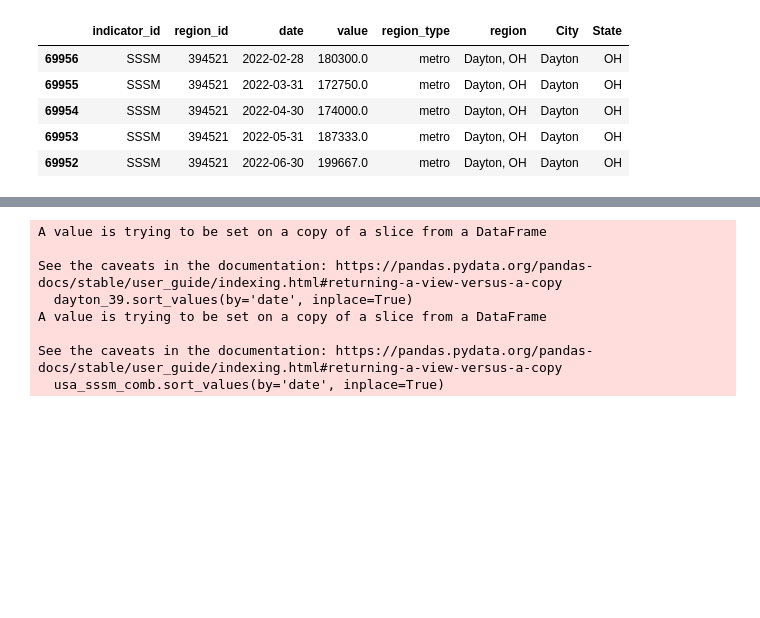
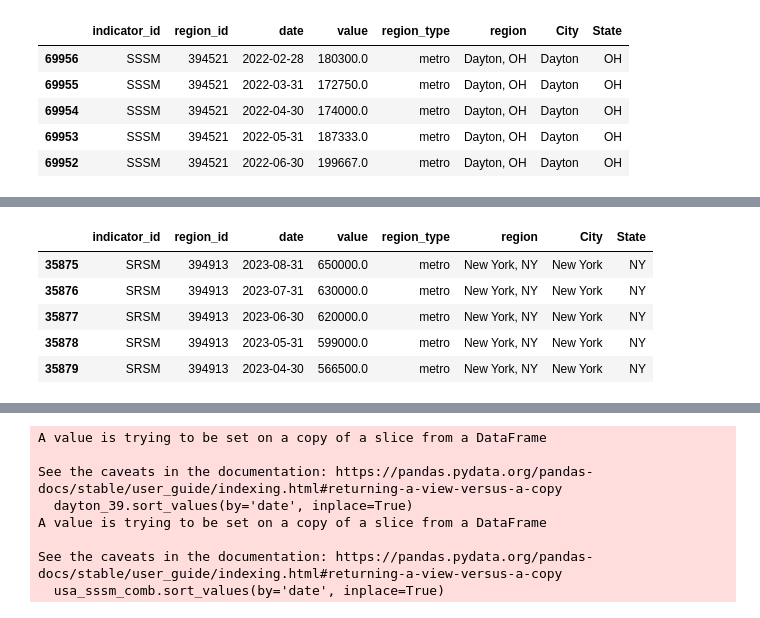
Before and after one commit to wdeen/project-real-estate-analysis, a Jupyter notebook: analysis_jun.ipynb, the cells around one changed output, grey strips where cells are left out. Cells and saved outputs as stored; diff of their text form; code cells hidden in the pictures; blank space fills up the shorter version.

```diff
--- a/analysis_jun.ipynb
+++ b/analysis_jun.ipynb
@@ -802,0 +803,10 @@ dayton_39r.sort_values(by='date').tail()
+# %%
+ny_r = srsm_combine[srsm_combine['region']== 'New York, NY']
+ny_r.head()
+# %% [output]
+|  | indicator_id | region_id | date | value | region_type | region | City | State |
+| 35875 | SRSM | 394913 | 2023-08-31 | 650000.0 | metro | New York, NY | New York | NY |
+| 35876 | SRSM | 394913 | 2023-07-31 | 630000.0 | metro | New York, NY | New York | NY |
+| 35877 | SRSM | 394913 | 2023-06-30 | 620000.0 | metro | New York, NY | New York | NY |
+| 35878 | SRSM | 394913 | 2023-05-31 | 599000.0 | metro | New York, NY | New York | NY |
+| 35879 | SRSM | 394913 | 2023-04-30 | 566500.0 | metro | New York, NY | New York | NY |
```
Also changed, not shown: parts of 79 cells of this notebook, 1 other file.
